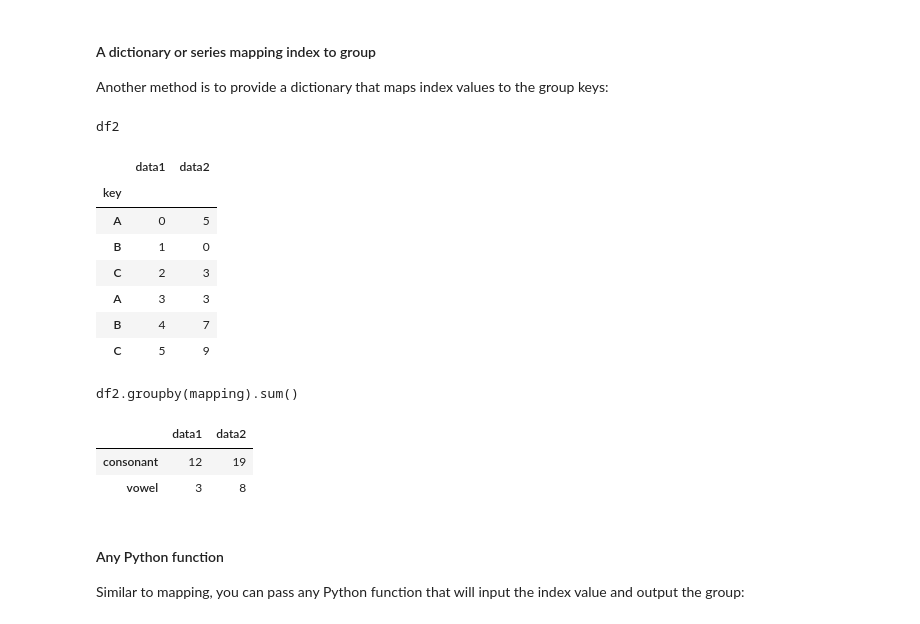
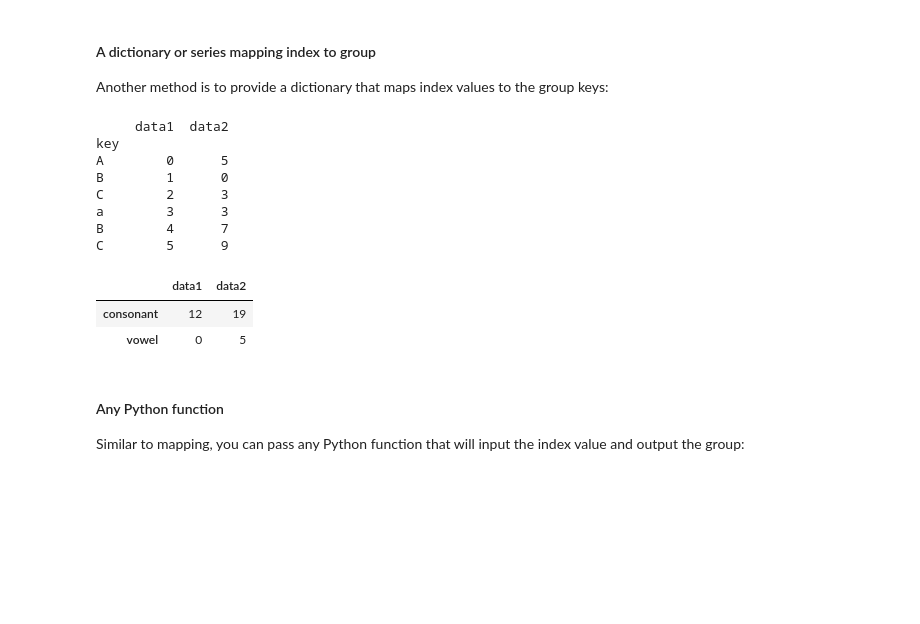
Before and after one commit to marcusRB/thebridgedsftene21, a Jupyter notebook: 2-Data Analysis/2-Pandas/Teoria/9 - Aggregation-and-Grouping.ipynb, the cells around one changed output. Drawn from its saved outputs; the diff is of its cells as text; code cells hidden in the pictures; blank space fills up the shorter version.

```diff
--- a/2-Data Analysis/2-Pandas/Teoria/9 - Aggregation-and-Grouping.ipynb
+++ b/2-Data Analysis/2-Pandas/Teoria/9 - Aggregation-and-Grouping.ipynb
@@ -290,7 +297,7 @@ In particular, ``GroupBy`` objects have ``aggregate()``, ``filter()``, ``transfo
 For the purpose of the following subsections, we'll use this ``DataFrame``:
 # %%
 rng = np.random.RandomState(0)
-df = pd.DataFrame({'key': ['A', 'B', 'C', 'A', 'B', 'C'],
+df = pd.DataFrame({'key': ['A', 'B', 'C', 'a', 'B', 'C'],
                    'data1': range(6),
                    'data2': rng.randint(0, 10, 6)},
                    columns = ['key', 'data1', 'data2'])
@@ -462,22 +457,21 @@ df.groupby(df['key']).sum()
 Another method is to provide a dictionary that maps index values to the group keys:
 # %%
 df2 = df.set_index('key')
+print(df2)
 mapping = {'A': 'vowel', 'B': 'consonant', 'C': 'consonant'}
-display('df2', 'df2.groupby(mapping).sum()')
+df2.groupby(mapping).sum()
 # %% [output]
-df2
+     data1  data2
+key
+A        0      5
+B        1      0
+C        2      3
+a        3      3
+B        4      7
+C        5      9
 |  | data1 | data2 |
-| key |  |  |
-| A | 0 | 5 |
-| B | 1 | 0 |
-| C | 2 | 3 |
-| A | 3 | 3 |
-| B | 4 | 7 |
-| C | 5 | 9 |
+| consonant | 12 | 19 |
+| vowel | 0 | 5 |
-df2.groupby(mapping).sum()
-|  | data1 | data2 |
-| consonant | 12 | 19 |
-| vowel | 3 | 8 |
 # %% [markdown]
 #### Any Python function
 
```
Also changed, not shown: parts of 23 cells of this notebook.
